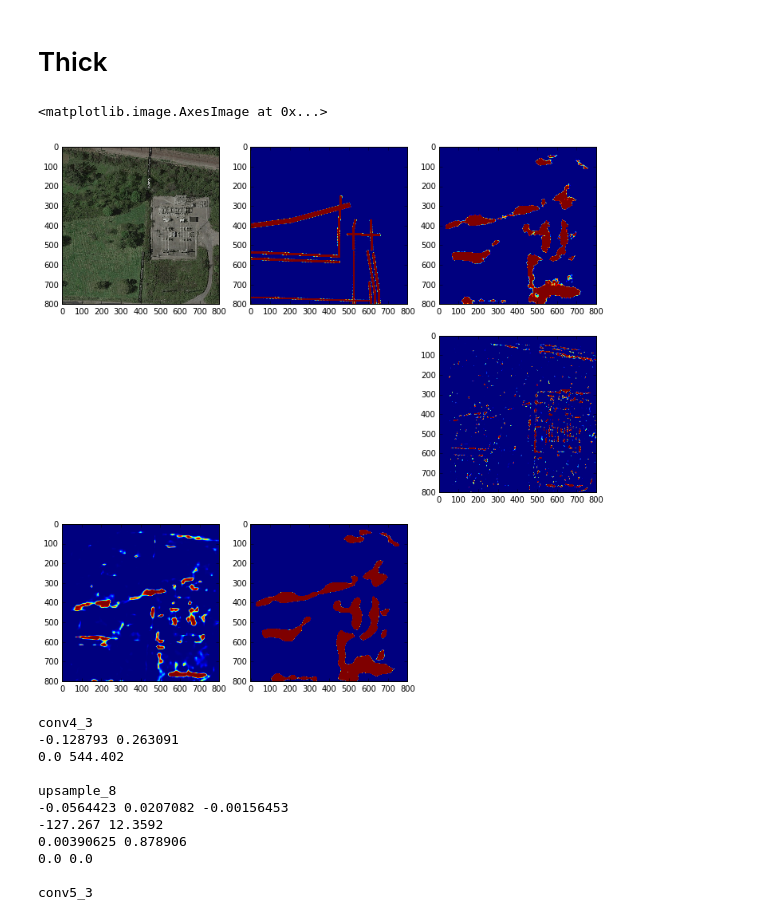
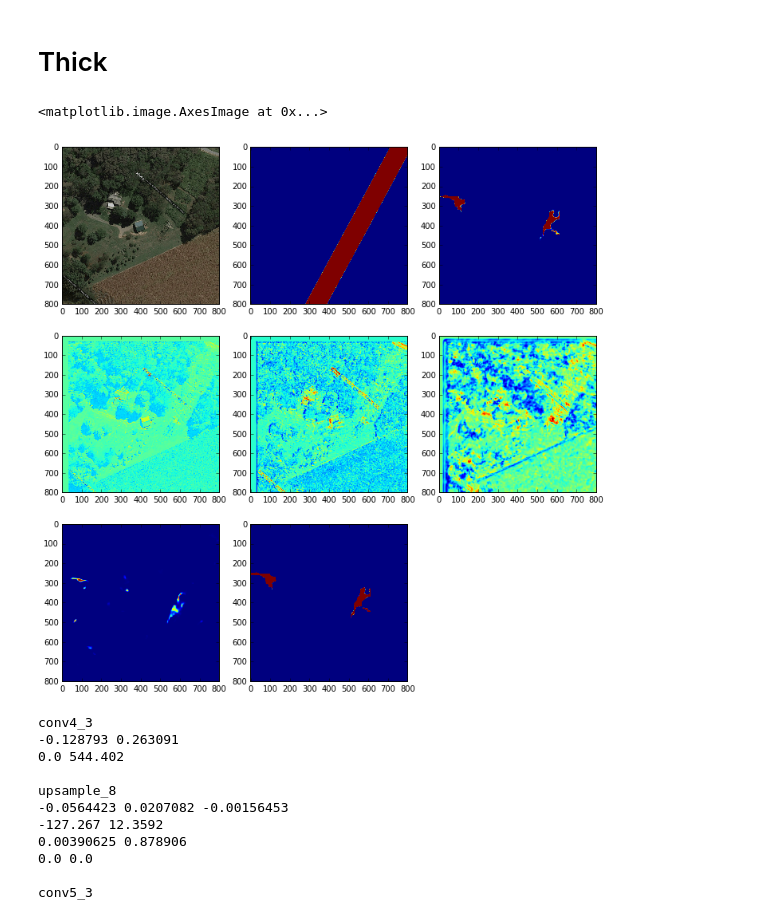
Before and after one commit to misaka-10032/caffe, a Jupyter notebook: examples/powerline/playground.ipynb, the cells around one changed output. Drawn from its saved outputs; the diff is of its cells as text; code cells hidden in the pictures.

```diff
--- a/examples/powerline/playground.ipynb
+++ b/examples/powerline/playground.ipynb
@@ -25,7 +25,7 @@ import caffe
 caffe.set_mode_gpu()
 caffe.set_device(0)
 # load net
-net = caffe.Net('models/hough_v7.deploy', 'models/hough_v7.caffemodel', caffe.TEST)
+net = caffe.Net('models/hough_v9.deploy', 'models/hough_v9.caffemodel', caffe.TEST)
 # %% [markdown]
 # Hough
 # %%
@@ -111,10 +111,10 @@ fb_gn = grad(loss)
 # %% [markdown]
 # Thick
 # %%
-img = imread('data.old/train/005600.png', mode='RGB')
-lmap = imread('data.old/train/005600.ppm')
-# img = imread('data/train/03700.png', mode='RGB')
-# lmap = imread('data/train/03700.ppm')
+img = imread('data.old/train/005200.png', mode='RGB')
+lmap = imread('data.old/train/005200.ppm')
+# img = imread('data/train/z21-01200.png', mode='RGB')
+# lmap = imread('data/train/z21-01200.ppm')
 in_ = np.array(img, dtype=np.float32)
 in_ = in_[:, :, ::-1] - np.array([104.00698793,116.66876762,122.67891434])
 in_ = in_.transpose([2, 0, 1])
@@ -126,8 +126,8 @@ net.blobs['data'].data[...] = in_
 # net.blobs['label'].data[...] = lmap_
 # run net and take argmax for prediction
 net.forward()
-#out1 = net.blobs['sigmoid-dsn1'].data[0][0,:,:]
-#out2 = net.blobs['sigmoid-dsn2'].data[0][0,:,:]
+out1 = net.blobs['sigmoid-dsn1'].data[0][0,:,:]
+out2 = net.blobs['sigmoid-dsn2'].data[0][0,:,:]
 out3 = net.blobs['sigmoid-dsn3'].data[0][0,:,:]
 out4 = net.blobs['sigmoid-dsn4'].data[0][0,:,:]
 out5 = net.blobs['sigmoid-dsn5'].data[0][0,:,:]
@@ -136,27 +136,27 @@ fuse = net.blobs['sigmoid-fuse'].data[0][0,:,:]
 # %%
 plt.figure(figsize=(12, 12))
 plt.subplot(331)
 plt.imshow(img)
 plt.subplot(332)
 plt.imshow(lmap)
 plt.subplot(333)
 plt.imshow(fuse)
 
-# plt.subplot(334)
-# plt.imshow(out1)
-# plt.subplot(335)
-# plt.imshow(out2)
+plt.subplot(334)
+plt.imshow(out1)
+plt.subplot(335)
+plt.imshow(out2)
 plt.subplot(336)
 plt.imshow(out3)
 plt.subplot(337)
 plt.imshow(out4)
 plt.subplot(338)
 plt.imshow(out5)
 # plt.subplot(339)
 # plt.imshow(out6)
 # %% [output]
 <matplotlib.image.AxesImage at 0x...>
-[figure, old version]
+[figure, new version]
 # %%
 print 'conv4_3'
 print net.params['conv4_3'][0].data.min(), net.params['conv4_3'][0].data.max()
```
Also changed, not shown: 11 other files.
